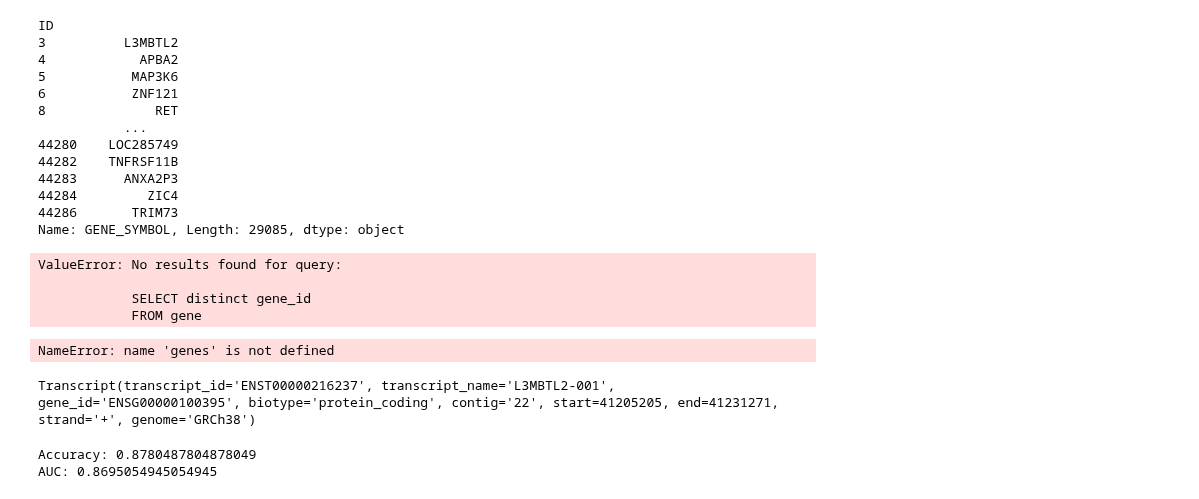
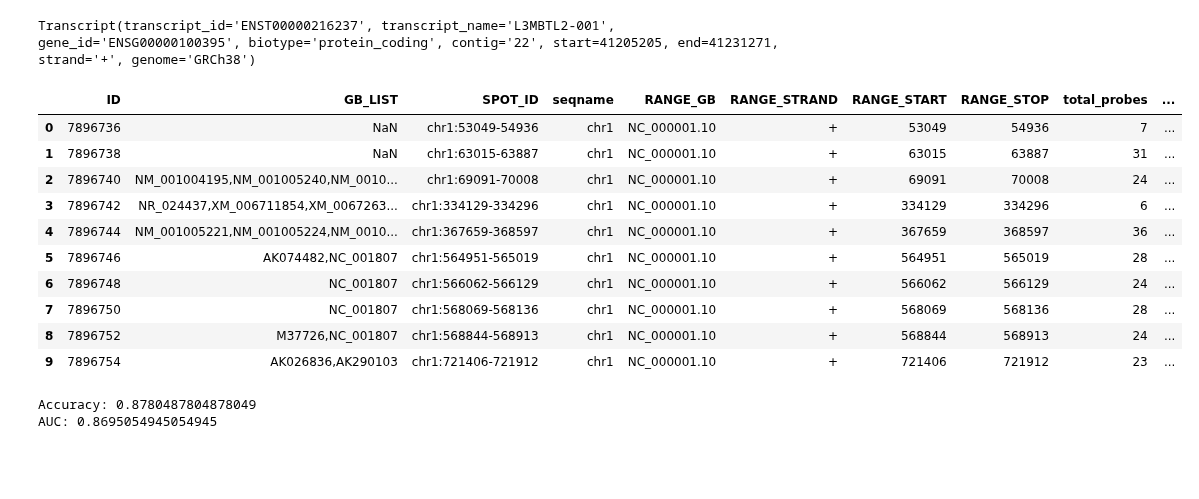
Before and after one commit to MaciejPiernik/ibd, a Jupyter notebook: ibd/notebooks/playground.ipynb, the cells around one changed output. Cells and saved outputs as stored; diff of their text form; code cells hidden in the pictures; blank space fills up the shorter version.

```diff
--- a/ibd/notebooks/playground.ipynb
+++ b/ibd/notebooks/playground.ipynb
@@ -3,7 +3,7 @@ import GEOparse
 import pandas as pd
 import numpy as np
 
-gse = GEOparse.get_GEO(geo='GSE11223', destdir="./data/geo_cache")
+gse = GEOparse.get_GEO(geo='GSE73661', destdir="./data/geo_cache")
 
 platform_id = gse.metadata['platform_id'][0]
 print(f"Platform ID: {platform_id}")
@@ -11,13 +11,9 @@ print(f"Platform ID: {platform_id}")
 expr_matrix = gse.pivot_samples('VALUE')
 expr_matrix_t = expr_matrix.T
 values_df = pd.DataFrame(expr_matrix_t)
-genes = gse.gpls[next(iter(gse.gpls))].table.set_index('ID').GENE_SYMGOL.dropna()
+transcript_ids = gse.gpls[next(iter(gse.gpls))].table.set_index('ID').ENSEMBL_ID.dropna()
 
-data = EnsemblRelease(77)
-
-gene_ids = [data.transcript_by_id().gene_id if g else None for g in genes]
-
-expr_df = pd.concat([values_df.transpose(), gene_ids], axis=1, join='inner').set_index('ENSEMBL_ID').transpose()
+expr_df = pd.concat([values_df.transpose(), transcript_ids], axis=1, join='inner').set_index('ENSEMBL_ID').transpose()
 
 expr_df.head()
 # %% [output]
@@ -50,30 +44,3 @@ data = EnsemblRelease(77)
-# %%
-genes
-# %% [output]
-ID
-3          L3MBTL2
-4            APBA2
-5           MAP3K6
-6           ZNF121
-8              RET
-           ...
-44280    LOC285749
-44282    TNFRSF11B
-44283      ANXA2P3
-44284         ZIC4
-44286       TRIM73
-Name: GENE_SYMBOL, Length: 29085, dtype: object
-# %%
-data.genes_by_name('asdf')
-# %% [output]
-ValueError: No results found for query:
-
-            SELECT distinct gene_id
-            FROM gene
-# %%
-[data.gene_id(g).gene_id for g in genes]
-# %% [output]
-NameError: name 'genes' is not defined
 # %%
 from pyensembl import EnsemblRelease
 
@@ -84,6 +51,20 @@ transcript = data.transcript_by_id('ENST00000216237')
 transcript
 # %% [output]
 Transcript(transcript_id='ENST00000216237', transcript_name='L3MBTL2-001', gene_id='ENSG00000100395', biotype='protein_coding', contig='22', start=41205205, end=41231271, strand='+', genome='GRCh38')
+# %%
+gse.gpls['GPL6244'].table.head(10)
+# %% [output]
+|  | ID | GB_LIST | SPOT_ID | seqname | RANGE_GB | RANGE_STRAND | RANGE_START | RANGE_STOP | total_probes | ... |
+| 0 | 7896736 | NaN | chr1:53049-54936 | chr1 | NC_000001.10 | + | 53049 | 54936 | 7 | ... |
+| 1 | 7896738 | NaN | chr1:63015-63887 | chr1 | NC_000001.10 | + | 63015 | 63887 | 31 | ... |
+| 2 | 7896740 | NM_001004195,NM_001005240,NM_0010... | chr1:69091-70008 | chr1 | NC_000001.10 | + | 69091 | 70008 | 24 | ... |
+| 3 | 7896742 | NR_024437,XM_006711854,XM_0067263... | chr1:334129-334296 | chr1 | NC_000001.10 | + | 334129 | 334296 | 6 | ... |
+| 4 | 7896744 | NM_001005221,NM_001005224,NM_0010... | chr1:367659-368597 | chr1 | NC_000001.10 | + | 367659 | 368597 | 36 | ... |
+| 5 | 7896746 | AK074482,NC_001807 | chr1:564951-565019 | chr1 | NC_000001.10 | + | 564951 | 565019 | 28 | ... |
+| 6 | 7896748 | NC_001807 | chr1:566062-566129 | chr1 | NC_000001.10 | + | 566062 | 566129 | 24 | ... |
+| 7 | 7896750 | NC_001807 | chr1:568069-568136 | chr1 | NC_000001.10 | + | 568069 | 568136 | 28 | ... |
+| 8 | 7896752 | M37726,NC_001807 | chr1:568844-568913 | chr1 | NC_000001.10 | + | 568844 | 568913 | 24 | ... |
+| 9 | 7896754 | AK026836,AK290103 | chr1:721406-721912 | chr1 | NC_000001.10 | + | 721406 | 721912 | 23 | ... |
 # %%
 y_inflammation = pd.Series(['Inflamed' in  l for l in gse.phenotype_data.source_name_ch1], index=gse.phenotype_data.index)
 y_uc = pd.Series(['UC' in l for l in gse.phenotype_data.source_name_ch1], index=gse.phenotype_data.index)
```
Also changed, not shown: parts of 2 cells of this notebook, 1 other file.
